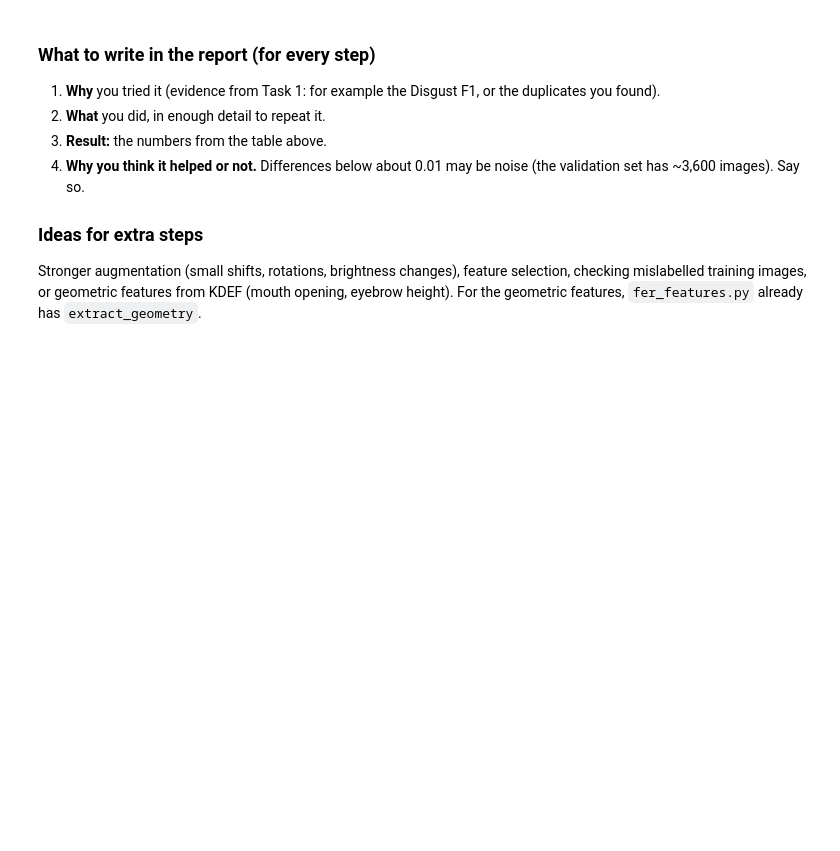
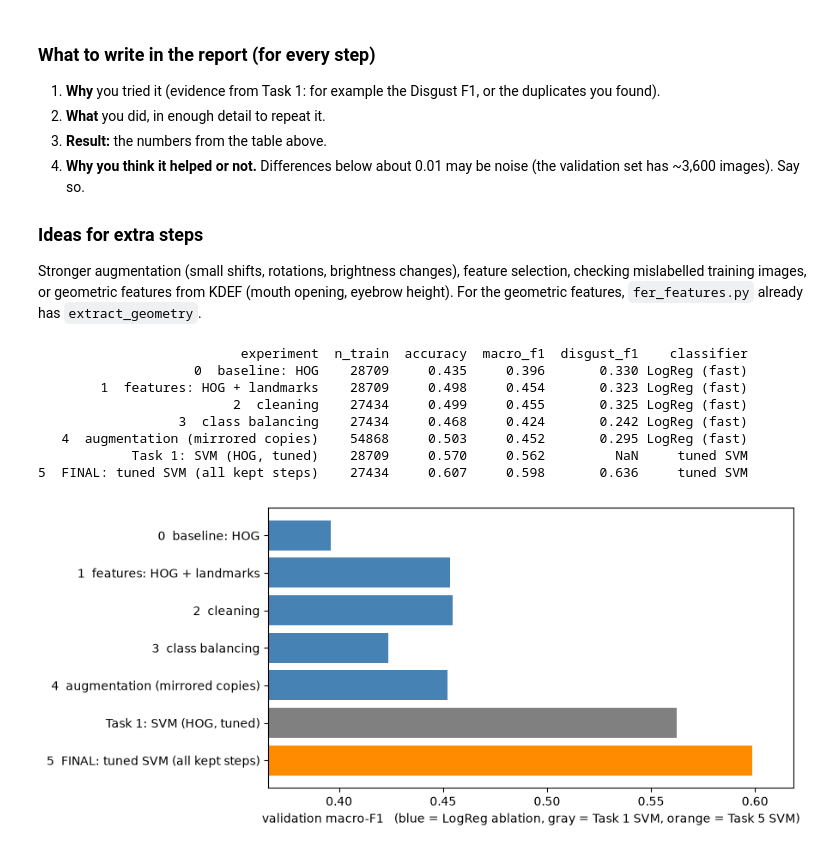
Before and after one commit to thesuacar/ml-emotionalrecognition, a Jupyter notebook: notebooks/05_task5_creative_challenge.ipynb, the cells around one changed output. Saved outputs shown, nothing was run; the diff lists cells and outputs as text; code cells hidden in the pictures; blank space fills up the shorter version.

```diff
--- a/notebooks/05_task5_creative_challenge.ipynb
+++ b/notebooks/05_task5_creative_challenge.ipynb
@@ -441,3 +423,50 @@ plt.show()
 ### Ideas for extra steps
 Stronger augmentation (small shifts, rotations, brightness changes), feature selection, checking mislabelled training images,
 or geometric features from KDEF (mouth opening, eyebrow height). For the geometric features, `fer_features.py` already has `extract_geometry`.
+# %%
+table = pd.DataFrame(results).drop_duplicates(subset="experiment", keep="last")
+table["classifier"] = np.where(table["experiment"].str.contains("SVM"), "tuned SVM", "LogReg (fast)")
+
+# the SVM trained in Task 1, read from its saved results (works with both versions of that file)
+t1 = pd.read_csv(FIG_DIR / "task1_tuned_validation_results.csv").set_index("classifier").loc["SVM"]
+task1_row = pd.DataFrame([{
+    "experiment": f"Task 1: SVM ({t1['features']}, tuned)",
+    "n_train": len(y_train),
+    "accuracy": t1["accuracy"] if "accuracy" in t1.index else t1["tuned_accuracy"],
+    "macro_f1": t1["macro_f1_tuned"] if "macro_f1_tuned" in t1.index else t1["tuned_macro_f1"],
+    "disgust_f1": np.nan,
+    "classifier": "tuned SVM"}])
+
+# order: fast ablation rows, then the Task 1 SVM, then the creative-challenge SVM rows
+table = pd.concat([table[table["classifier"] == "LogReg (fast)"], task1_row,
+                   table[table["classifier"] == "tuned SVM"]], ignore_index=True)
+table.to_csv(FIG_DIR / "creative_ablation.csv", index=False)
+print(table.round(3).to_string(index=False))
+
+colors = []
+for name, clf in zip(table["experiment"], table["classifier"]):
+    if name.startswith("Task 1"):
+        colors.append("gray")
+    elif clf == "tuned SVM":
+        colors.append("darkorange")
+    else:
+        colors.append("steelblue")
+
+plt.figure(figsize=(9, 4))
+plt.barh(table["experiment"], table["macro_f1"], color=colors)
+plt.gca().invert_yaxis()
+plt.xlim(table["macro_f1"].min() - 0.03, table["macro_f1"].max() + 0.02)
+plt.xlabel("validation macro-F1   (blue = LogReg ablation, gray = Task 1 SVM, orange = Task 5 SVM)")
+plt.tight_layout()
+plt.savefig(FIG_DIR / "creative_ablation.png", dpi=150)
+plt.show()
+# %% [output]
+                          experiment  n_train  accuracy  macro_f1  disgust_f1    classifier
+                    0  baseline: HOG    28709     0.435     0.396       0.330 LogReg (fast)
+        1  features: HOG + landmarks    28709     0.498     0.454       0.323 LogReg (fast)
+                         2  cleaning    27434     0.499     0.455       0.325 LogReg (fast)
+                  3  class balancing    27434     0.468     0.424       0.242 LogReg (fast)
+   4  augmentation (mirrored copies)    54868     0.503     0.452       0.295 LogReg (fast)
+            Task 1: SVM (HOG, tuned)    28709     0.570     0.562         NaN     tuned SVM
+5  FINAL: tuned SVM (all kept steps)    27434     0.607     0.598       0.636     tuned SVM
+[figure, added]
```
Also changed, not shown: parts of 9 cells of this notebook, 22 other files.
